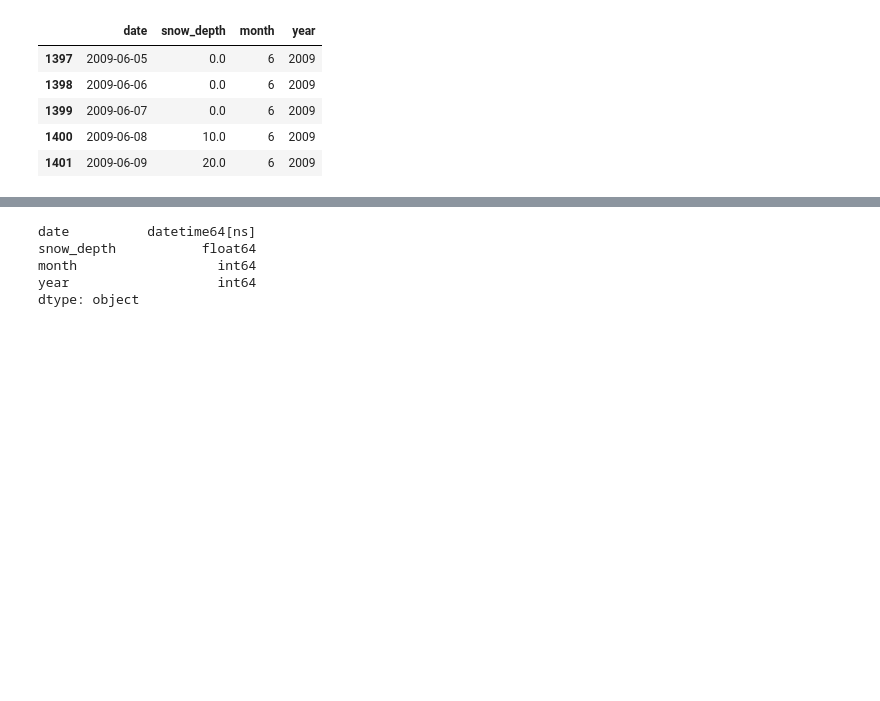
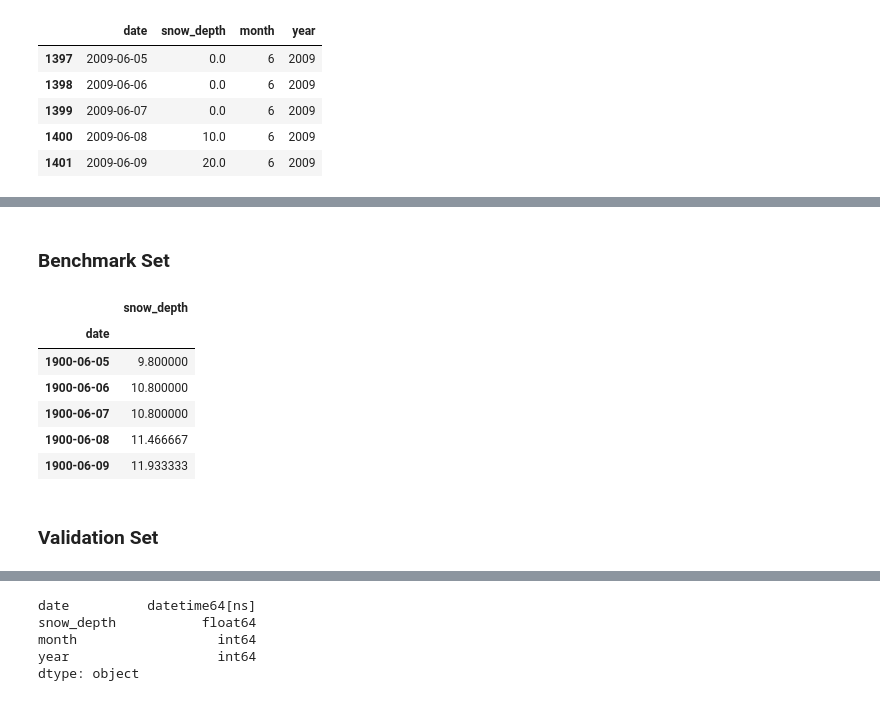
Before and after one commit to boffyd/UdacityML-Capstone, a Jupyter notebook: FallsCreekSnowForecast.ipynb, the cells around one changed output, grey strips where cells are left out. Cells and saved outputs as stored; diff of their text form; code cells hidden in the pictures; blank space fills up the shorter version.

```diff
--- a/FallsCreekSnowForecast.ipynb
+++ b/FallsCreekSnowForecast.ipynb
@@ -59,0 +65,21 @@ df.head()
+# %% [markdown]
+### Benchmark Set
+# %%
+#Snow Depth Information
+
+url = 'https://raw.githubusercontent.com/boffyd/UdacityML-Capstone/main/Data/baselinemodel.csv'
+
+df_bench = pd.read_csv(url)
+df_bench['date']  =  pd.to_datetime(df_bench['date'] , format='%Y-%m-%d')
+df_bench = df_bench.set_index('date')
+df_bench.head()
+# %% [output]
+|  | snow_depth |
+| date |  |
+| 1900-06-05 | 9.800000 |
+| 1900-06-06 | 10.800000 |
+| 1900-06-07 | 10.800000 |
+| 1900-06-08 | 11.466667 |
+| 1900-06-09 | 11.933333 |
+# %% [markdown]
+### Validation Set
```
Also changed, not shown: parts of 37 cells of this notebook.
